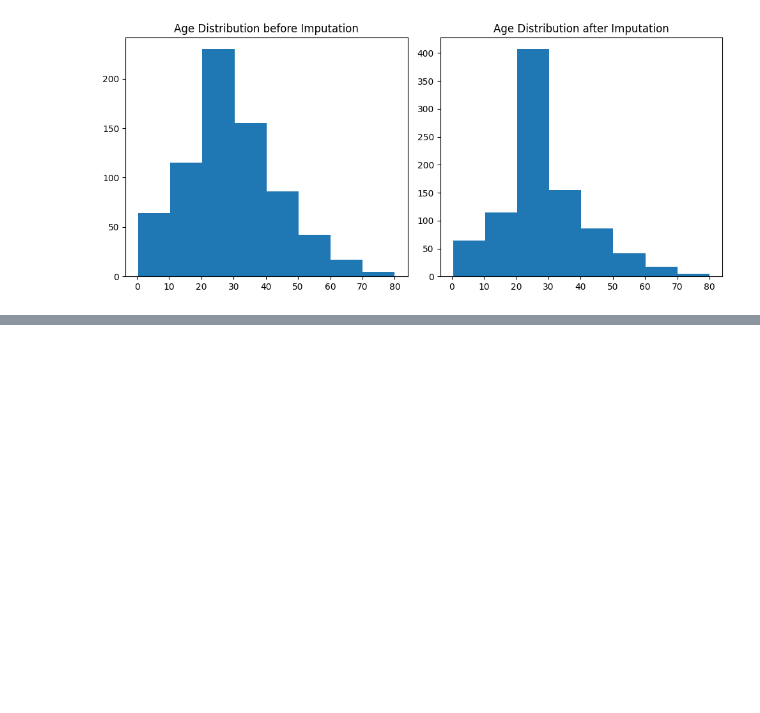
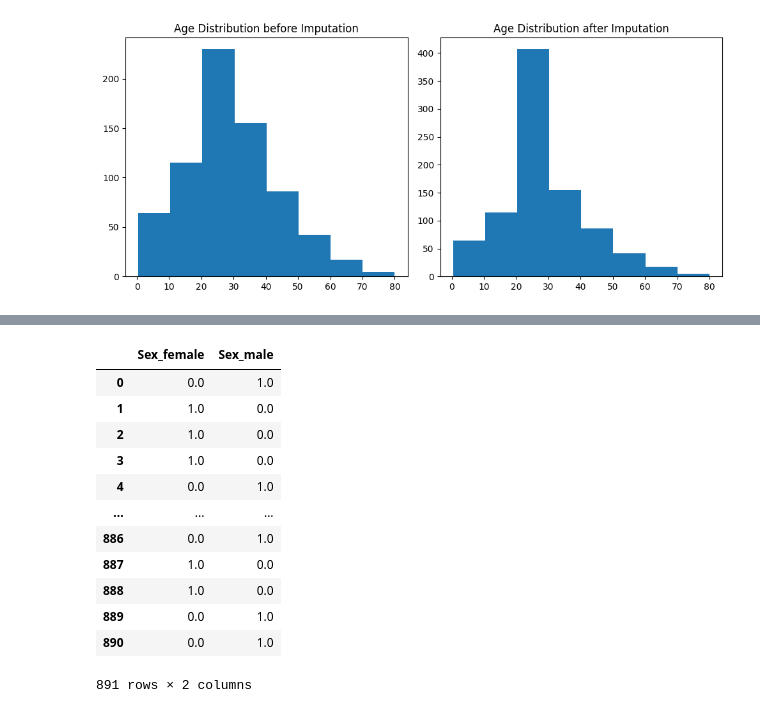
Before and after one commit to pkdc/titanic-survival-prediction, a Jupyter notebook: notebook/titanic.ipynb, the cells around one changed output, grey strips where cells are left out. Cells and saved outputs as stored; diff of their text form; code cells hidden in the pictures; blank space fills up the shorter version.

```diff
--- a/notebook/titanic.ipynb
+++ b/notebook/titanic.ipynb
@@ -329 +293,22 @@ Embarked       0
 dtype: int64
+# %%
+# encode sex
+sex_enc = OneHotEncoder(sparse_output=False)
+sex_enc.fit(train_data['Sex'].values.reshape(-1,1))
+encoded_sex_arr = sex_enc.transform(train_data['Sex'].values.reshape(-1,1))
+encoded_sex_df = pd.DataFrame(encoded_sex_arr,columns=sex_enc.get_feature_names_out(['Sex']))
+encoded_sex_df
+# %% [output]
+|  | Sex_female | Sex_male |
+| 0 | 0.0 | 1.0 |
+| 1 | 1.0 | 0.0 |
+| 2 | 1.0 | 0.0 |
+| 3 | 1.0 | 0.0 |
+| 4 | 0.0 | 1.0 |
+| ... | ... | ... |
+| 886 | 0.0 | 1.0 |
+| 887 | 1.0 | 0.0 |
+| 888 | 1.0 | 0.0 |
+| 889 | 0.0 | 1.0 |
+| 890 | 0.0 | 1.0 |
+891 rows × 2 columns
```
Also changed, not shown: parts of 12 cells of this notebook, 2 other files.
